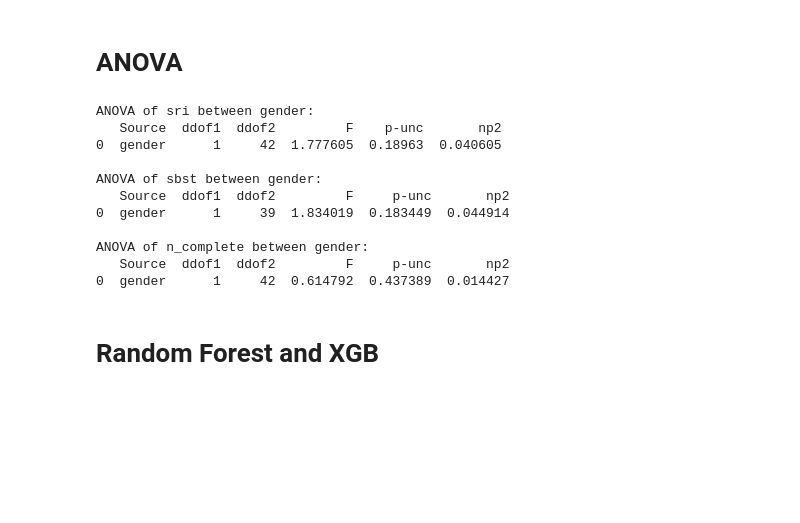
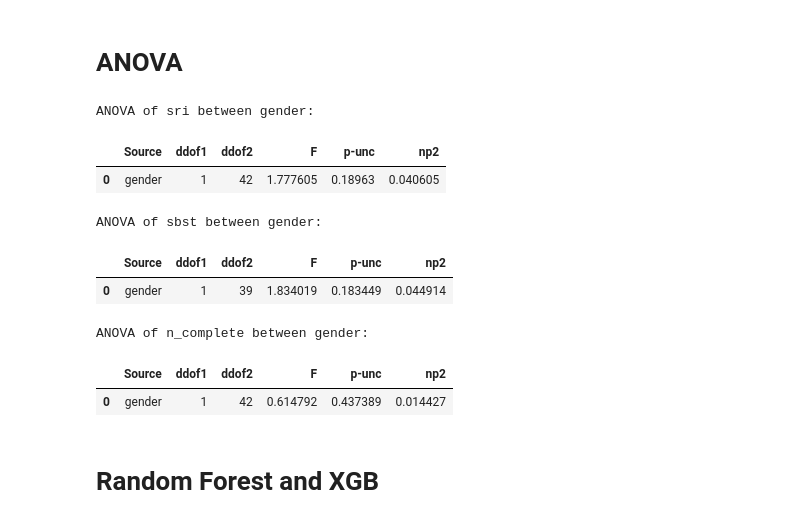
Before and after one commit to Complex-Play-Lab/ShadowspectRandomForest, a Jupyter notebook: main.ipynb, the cells around one changed output. Saved outputs shown, nothing was run; the diff lists cells and outputs as text; code cells hidden in the pictures; blank space fills up the shorter version.

```diff
--- a/main.ipynb
+++ b/main.ipynb
@@ -198,31 +198,29 @@ Cronbach's Alpha for SBST facets: 0.8990425510278549
 # %%
 # ANOVA with SRI and gender
 aov = anova(data=data, dv="sri", between="gender")
 print("ANOVA of sri between gender:")
-print(aov)
+display(aov)
 print()
 
 aov = anova(data=data, dv="sbst", between="gender")
 print("ANOVA of sbst between gender:")
-print(aov)
+display(aov)
 print()
 
 aov = anova(data=data, dv="n_complete", between="gender")
 print("ANOVA of n_complete between gender:")
-print(aov)
+display(aov)
 print()
 # %% [output]
 ANOVA of sri between gender:
-   Source  ddof1  ddof2         F    p-unc       np2
-0  gender      1     42  1.777605  0.18963  0.040605
-
-ANOVA of sbst between gender:
-   Source  ddof1  ddof2         F     p-unc       np2
-0  gender      1     39  1.834019  0.183449  0.044914
-
-ANOVA of n_complete between gender:
-   Source  ddof1  ddof2         F     p-unc       np2
-0  gender      1     42  0.614792  0.437389  0.014427
+|  | Source | ddof1 | ddof2 | F | p-unc | np2 |
+| 0 | gender | 1 | 42 | 1.777605 | 0.18963 | 0.040605 |
+ANOVA of sbst between gender:
+|  | Source | ddof1 | ddof2 | F | p-unc | np2 |
+| 0 | gender | 1 | 39 | 1.834019 | 0.183449 | 0.044914 |
+ANOVA of n_complete between gender:
+|  | Source | ddof1 | ddof2 | F | p-unc | np2 |
+| 0 | gender | 1 | 42 | 0.614792 | 0.437389 | 0.014427 |
 # %% [markdown]
 # Random Forest and XGB
 # %%
```
Also changed, not shown: parts of 2 cells of this notebook.
